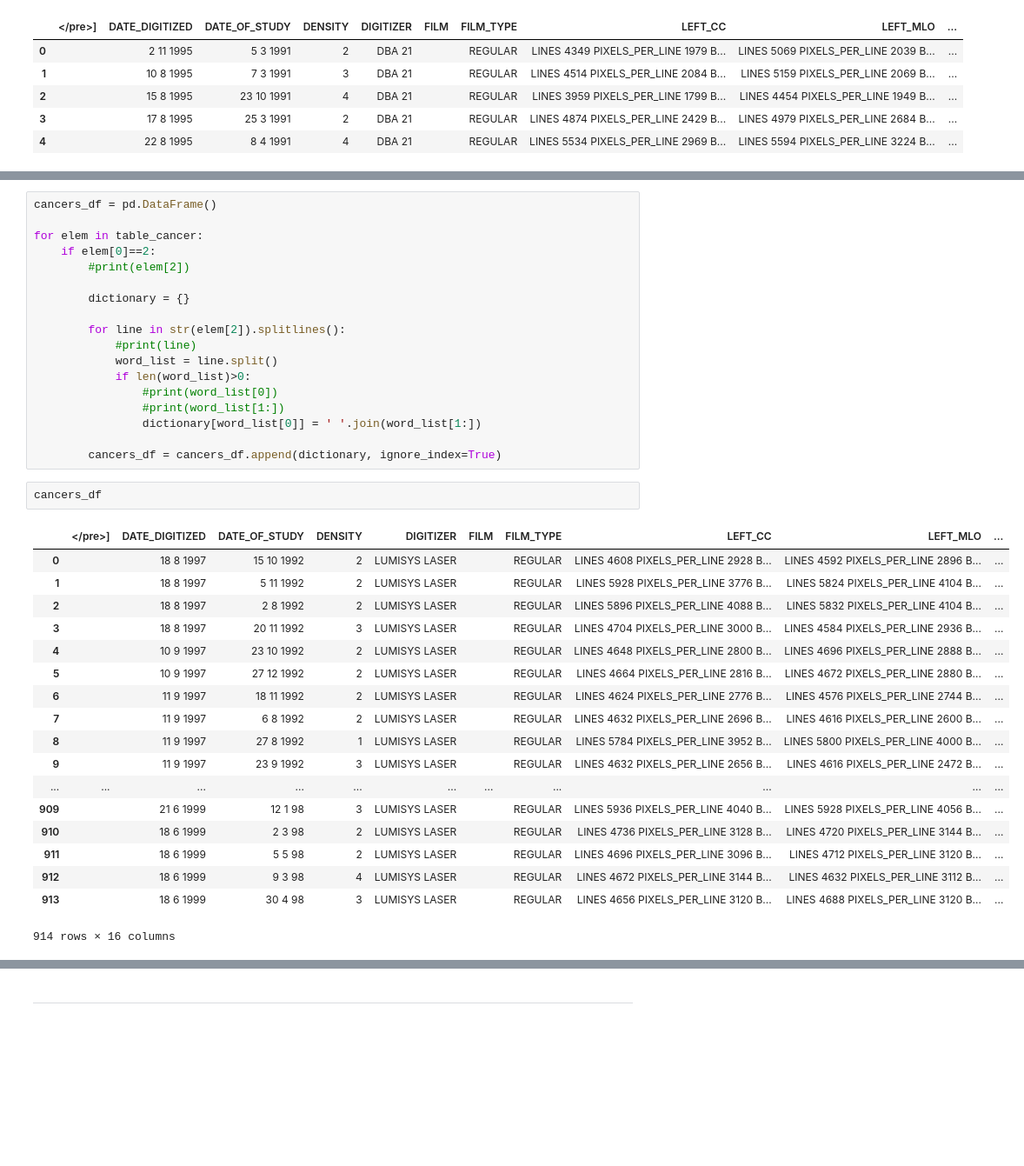
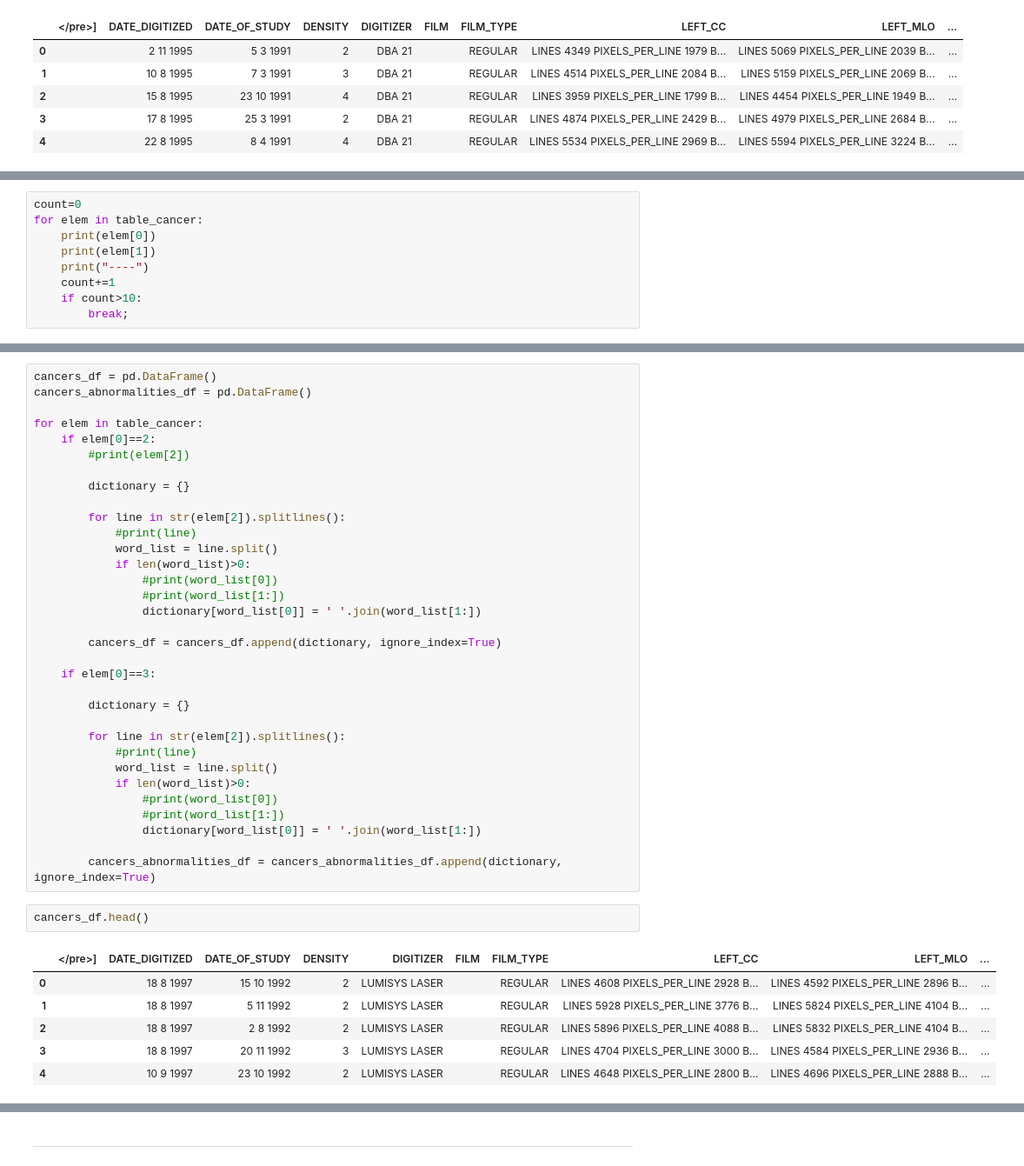
Before and after one commit to KMorozovska/DDSM_image_recognition, a Jupyter notebook: Scraping original DDSM.ipynb, the cells around one changed output, grey strips where cells are left out. Shown at 87% size. Saved outputs shown, nothing was run; the diff lists cells and outputs as text; blank space fills up the shorter version.

Commit message:
pickled lists added 2

```diff
--- a/Scraping original DDSM.ipynb
+++ b/Scraping original DDSM.ipynb
@@ -228,0 +236,9 @@ table_cancer
+# %%
+count=0
+for elem in table_cancer:
+    print(elem[0])
+    print(elem[1])
+    print("----")
+    count+=1
+    if count>10:
+        break;
@@ -229,5 +263,6 @@ table_cancer
 # %%
 cancers_df = pd.DataFrame()
+cancers_abnormalities_df = pd.DataFrame()
 
 for elem in table_cancer:
     if elem[0]==2:
@@ -244,24 +279,26 @@ for elem in table_cancer:
                 dictionary[word_list[0]] = ' '.join(word_list[1:])
 
         cancers_df = cancers_df.append(dictionary, ignore_index=True)
+
+    if elem[0]==3:
+
+        dictionary = {}
+
+        for line in str(elem[2]).splitlines():
+            #print(line)
+            word_list = line.split()
+            if len(word_list)>0:
+                #print(word_list[0])
+                #print(word_list[1:])
+                dictionary[word_list[0]] = ' '.join(word_list[1:])
+
+        cancers_abnormalities_df = cancers_abnormalities_df.append(dictionary, ignore_index=True)
 # %%
-cancers_df
+cancers_df.head()
 # %% [output]
 |  | </pre>] | DATE_DIGITIZED | DATE_OF_STUDY | DENSITY | DIGITIZER | FILM | FILM_TYPE | LEFT_CC | LEFT_MLO | ... |
 | 0 |  | 18 8 1997 | 15 10 1992 | 2 | LUMISYS LASER |  | REGULAR | LINES 4608 PIXELS_PER_LINE 2928 B... | LINES 4592 PIXELS_PER_LINE 2896 B... | ... |
 | 1 |  | 18 8 1997 | 5 11 1992 | 2 | LUMISYS LASER |  | REGULAR | LINES 5928 PIXELS_PER_LINE 3776 B... | LINES 5824 PIXELS_PER_LINE 4104 B... | ... |
 | 2 |  | 18 8 1997 | 2 8 1992 | 2 | LUMISYS LASER |  | REGULAR | LINES 5896 PIXELS_PER_LINE 4088 B... | LINES 5832 PIXELS_PER_LINE 4104 B... | ... |
 | 3 |  | 18 8 1997 | 20 11 1992 | 3 | LUMISYS LASER |  | REGULAR | LINES 4704 PIXELS_PER_LINE 3000 B... | LINES 4584 PIXELS_PER_LINE 2936 B... | ... |
 | 4 |  | 10 9 1997 | 23 10 1992 | 2 | LUMISYS LASER |  | REGULAR | LINES 4648 PIXELS_PER_LINE 2800 B... | LINES 4696 PIXELS_PER_LINE 2888 B... | ... |
-| 5 |  | 10 9 1997 | 27 12 1992 | 2 | LUMISYS LASER |  | REGULAR | LINES 4664 PIXELS_PER_LINE 2816 B... | LINES 4672 PIXELS_PER_LINE 2880 B... | ... |
-| 6 |  | 11 9 1997 | 18 11 1992 | 2 | LUMISYS LASER |  | REGULAR | LINES 4624 PIXELS_PER_LINE 2776 B... | LINES 4576 PIXELS_PER_LINE 2744 B... | ... |
-| 7 |  | 11 9 1997 | 6 8 1992 | 2 | LUMISYS LASER |  | REGULAR | LINES 4632 PIXELS_PER_LINE 2696 B... | LINES 4616 PIXELS_PER_LINE 2600 B... | ... |
-| 8 |  | 11 9 1997 | 27 8 1992 | 1 | LUMISYS LASER |  | REGULAR | LINES 5784 PIXELS_PER_LINE 3952 B... | LINES 5800 PIXELS_PER_LINE 4000 B... | ... |
-| 9 |  | 11 9 1997 | 23 9 1992 | 3 | LUMISYS LASER |  | REGULAR | LINES 4632 PIXELS_PER_LINE 2656 B... | LINES 4616 PIXELS_PER_LINE 2472 B... | ... |
-| ... | ... | ... | ... | ... | ... | ... | ... | ... | ... | ... |
-| 909 |  | 21 6 1999 | 12 1 98 | 3 | LUMISYS LASER |  | REGULAR | LINES 5936 PIXELS_PER_LINE 4040 B... | LINES 5928 PIXELS_PER_LINE 4056 B... | ... |
-| 910 |  | 18 6 1999 | 2 3 98 | 2 | LUMISYS LASER |  | REGULAR | LINES 4736 PIXELS_PER_LINE 3128 B... | LINES 4720 PIXELS_PER_LINE 3144 B... | ... |
-| 911 |  | 18 6 1999 | 5 5 98 | 2 | LUMISYS LASER |  | REGULAR | LINES 4696 PIXELS_PER_LINE 3096 B... | LINES 4712 PIXELS_PER_LINE 3120 B... | ... |
-| 912 |  | 18 6 1999 | 9 3 98 | 4 | LUMISYS LASER |  | REGULAR | LINES 4672 PIXELS_PER_LINE 3144 B... | LINES 4632 PIXELS_PER_LINE 3112 B... | ... |
-| 913 |  | 18 6 1999 | 30 4 98 | 3 | LUMISYS LASER |  | REGULAR | LINES 4656 PIXELS_PER_LINE 3120 B... | LINES 4688 PIXELS_PER_LINE 3120 B... | ... |
-914 rows × 16 columns
```
Also changed, not shown: parts of 15 cells of this notebook, 6 other files.
